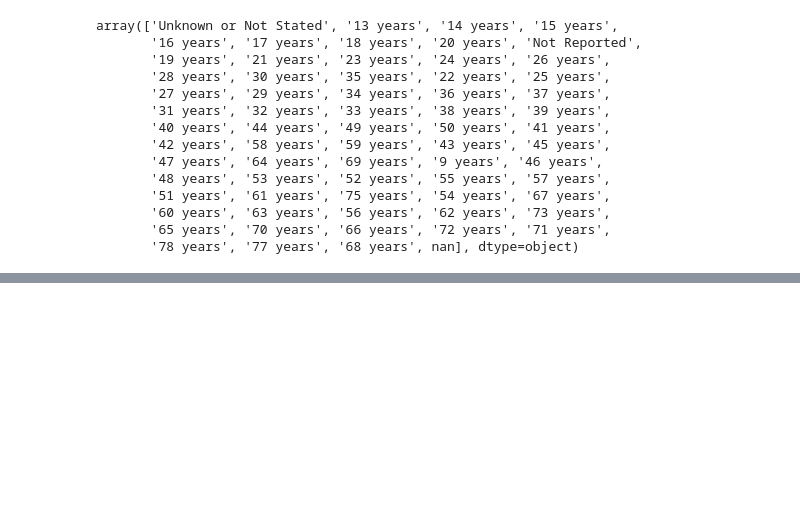
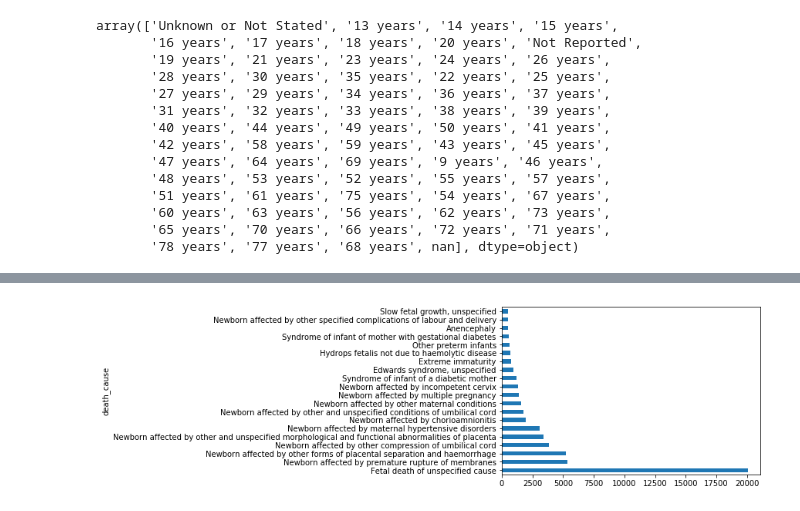
Before and after one commit to natalyabakhshetyan/fetal_deaths_analysis, a Jupyter notebook: fetal_deaths_analysis.ipynb, the cells around one changed output, grey strips where cells are left out. Drawn from its saved outputs; the diff is of its cells as text; code cells hidden in the pictures; blank space fills up the shorter version.

```diff
--- a/fetal_deaths_analysis.ipynb
+++ b/fetal_deaths_analysis.ipynb
@@ -60,3 +59,12 @@ array(['12 years and under', '13 years', '14 years', '15 years',
        '41 years', '42 years', '43 years', '44 years', '45 years',
        '46 years', '47 years', '48 years', '49 years',
        '50 years and over', nan], dtype=object)
+# %%
+# extract numbers from mother_age values
+df['mother_age_bins'] = df.mother_age.str.extract('(\d+)').astype(float)
+
+# create age bins for mother_age values
+df['mother_age_bins'] = pd.cut(x=df.mother_age_bins, bins=[11, 15, 25, 35, 45, 51], \
+                               labels = ['<=15', '(15-25]', '(25-35]', '(35-45]', '>45'])
+
+df.head()
@@ -79,3 +94,12 @@ array(['Unknown or Not Stated', '13 years', '14 years', '15 years',
        '60 years', '63 years', '56 years', '62 years', '73 years',
        '65 years', '70 years', '66 years', '72 years', '71 years',
        '78 years', '77 years', '68 years', nan], dtype=object)
+# %%
+# extract numbers from father_age values
+df['father_age_bins'] = df.father_age.str.extract('(\d+)').astype(float)
+
+# create age bins for mother_age values
+df['father_age_bins'] = pd.cut(x=df.father_age_bins, bins=[11, 15, 25, 35, 45, 55, 65, 75], \
+                               labels = ['<=15', '(15-25]', '(25-35]', '(35-45]', '(45-55]', '(55-65]', '>65'])
+
+df.head()
@@ -96,0 +122,5 @@ df.death_cause.nunique()
+# %%
+# drop rows with null values
+
+df = df.dropna(axis = 'rows', subset = ['death_count'])
+df.shape
@@ -96,0 +147,13 @@ df.death_cause.nunique()
+# %%
+# exclude not reported death causes
+df = df[df['death_cause'] != "Not Reported"]
+# group by death_cause
+df_death_cause = df.groupby(['death_cause'])['death_count'].sum()
+df_death_cause = df_death_cause.sort_values(ascending=False)
+# %%
+# plotting a bar chart of top 20 death causes counts
+
+df_death_cause.head(20).plot.barh()
+plt.show()
+# %% [output]
+[figure, added]
```
Also changed, not shown: parts of 20 cells of this notebook, 1 other file.
